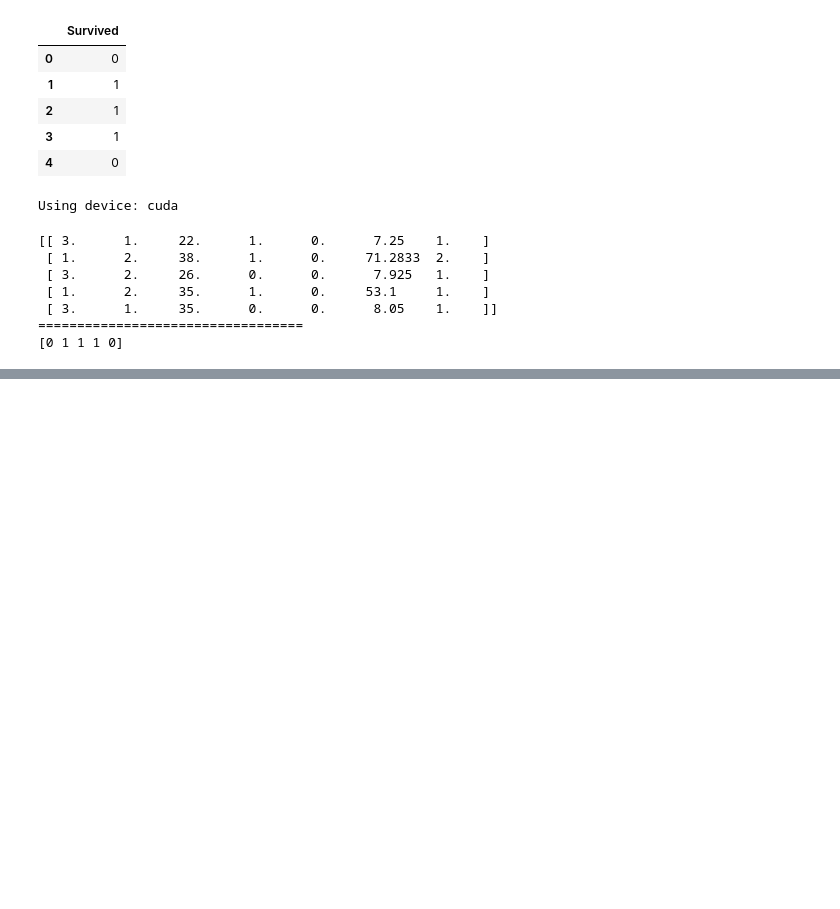
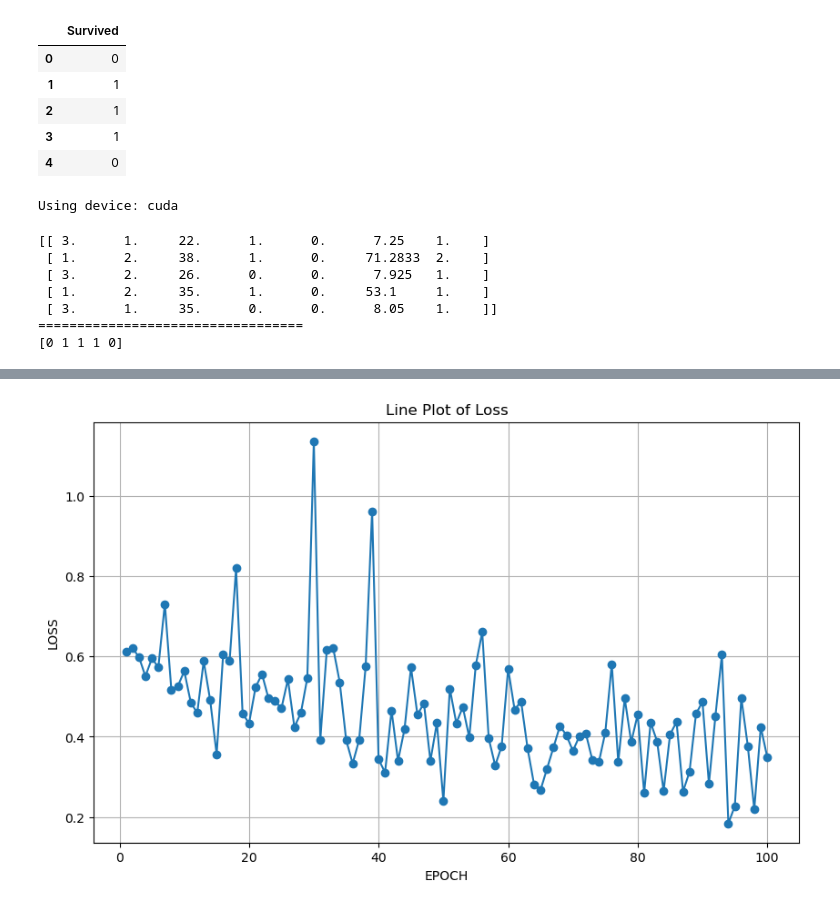
Before and after one commit to Yanxi1024/Titanic_demo, a Jupyter notebook: FNN.ipynb, the cells around one changed output, grey strips where cells are left out. Saved outputs shown, nothing was run; the diff lists cells and outputs as text; code cells hidden in the pictures; blank space fills up the shorter version.

Commit message:
update the image

```diff
--- a/FNN.ipynb
+++ b/FNN.ipynb
@@ -171,6 +171,7 @@ for epoch in range(num_epochs):
         optimizer.step()  # 更新参数
 
     print(f'Epoch {epoch+1}/{num_epochs}, Loss: {loss.item():.4f}')
+    Loss_lis.append(loss.item())
 
 print('训练完成')
 # %% [output]
@@ -193 +194,24 @@ Epoch 20/20, Loss: 0.3302
 训练完成
+# %%
+import matplotlib.pyplot as plt
+
+
+# 横坐标为 1 到 100
+x_values = list(range(1, 101))
+
+# 创建一个折线图
+plt.figure(figsize=(10, 6))
+plt.plot(x_values, Loss_lis, marker='o')
+
+# 添加标题和标签
+plt.title('Line Plot of Loss')
+plt.xlabel('EPOCH')
+plt.ylabel('LOSS')
+
+# 显示网格
+plt.grid(True)
+
+# 显示图形
+plt.show()
+# %% [output]
+[figure, added]
```
Also changed, not shown: parts of 1 cell of this notebook.
